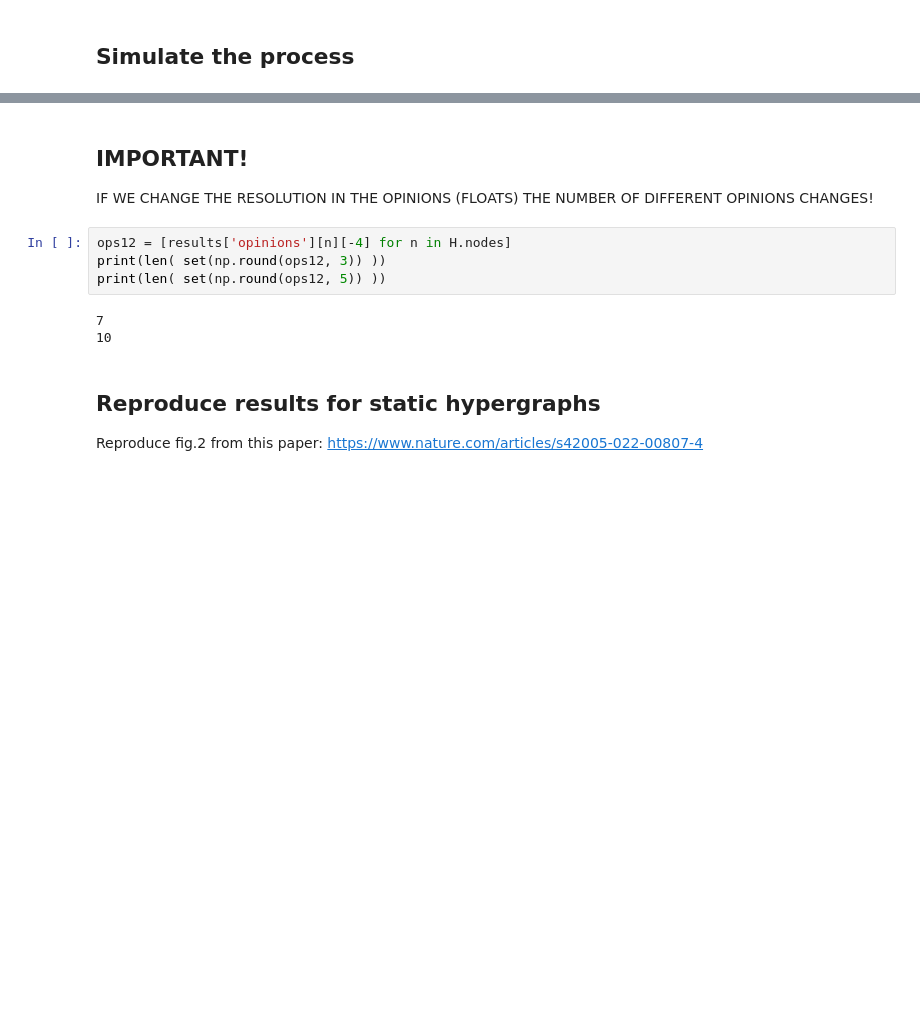
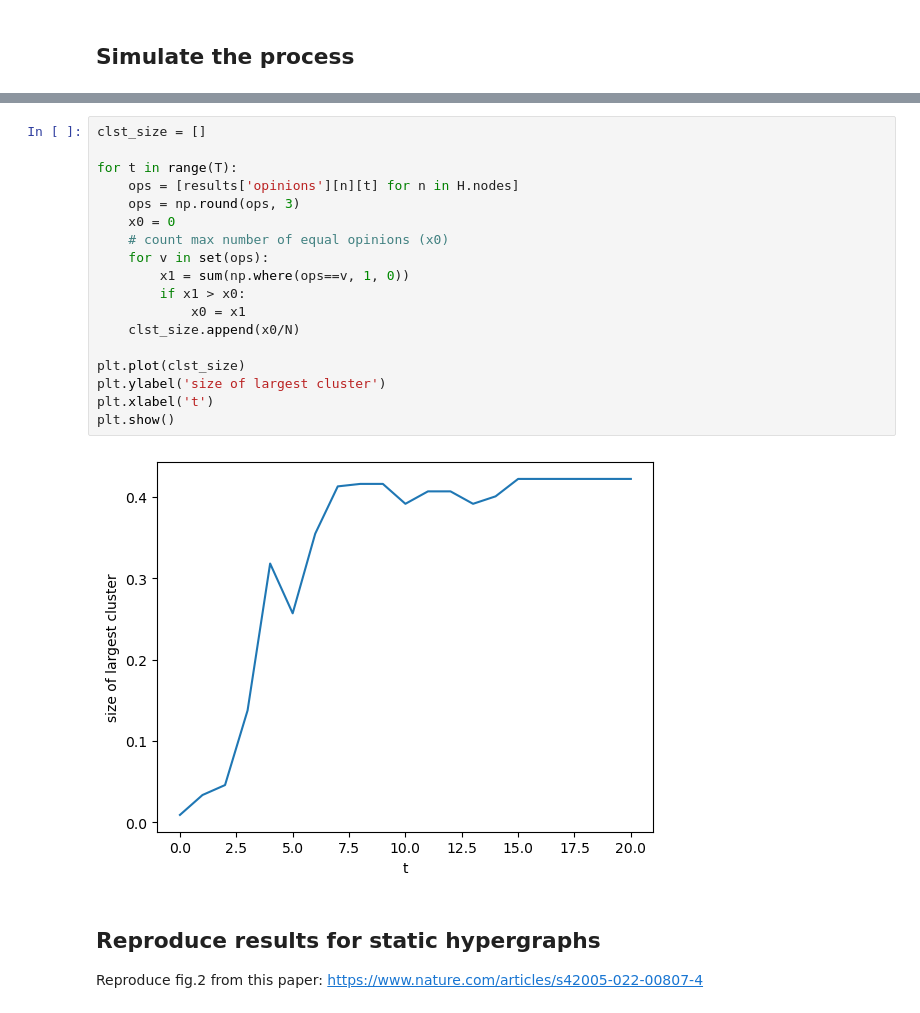
Before and after one commit to cosimoagostinelli/H-or_adaptive_Deffuant, a Jupyter notebook: test.ipynb, the cells around one changed output, grey strips where cells are left out. Drawn from its saved outputs; the diff is of its cells as text; blank space fills up the shorter version.

```diff
--- a/test.ipynb
+++ b/test.ipynb
@@ -88,14 +93,23 @@ plt.show()
-# %% [markdown]
-## IMPORTANT!
-
-IF WE CHANGE THE RESOLUTION IN THE OPINIONS (FLOATS) THE NUMBER OF DIFFERENT OPINIONS CHANGES!
 # %%
-ops12 = [results['opinions'][n][-4] for n in H.nodes]
-print(len( set(np.round(ops12, 3)) ))
-print(len( set(np.round(ops12, 5)) ))
+clst_size = []
+
+for t in range(T):
+    ops = [results['opinions'][n][t] for n in H.nodes]
+    ops = np.round(ops, 3)
+    x0 = 0
+    # count max number of equal opinions (x0)
+    for v in set(ops):
+        x1 = sum(np.where(ops==v, 1, 0))
+        if x1 > x0:
+            x0 = x1
+    clst_size.append(x0/N)
+
+plt.plot(clst_size)
+plt.ylabel('size of largest cluster')
+plt.xlabel('t')
+plt.show()
 # %% [output]
-7
-10
+[figure, added]
 # %% [markdown]
 ## Reproduce results for static hypergraphs
 
```
Also changed, not shown: parts of 6 cells of this notebook, 2 other files.
